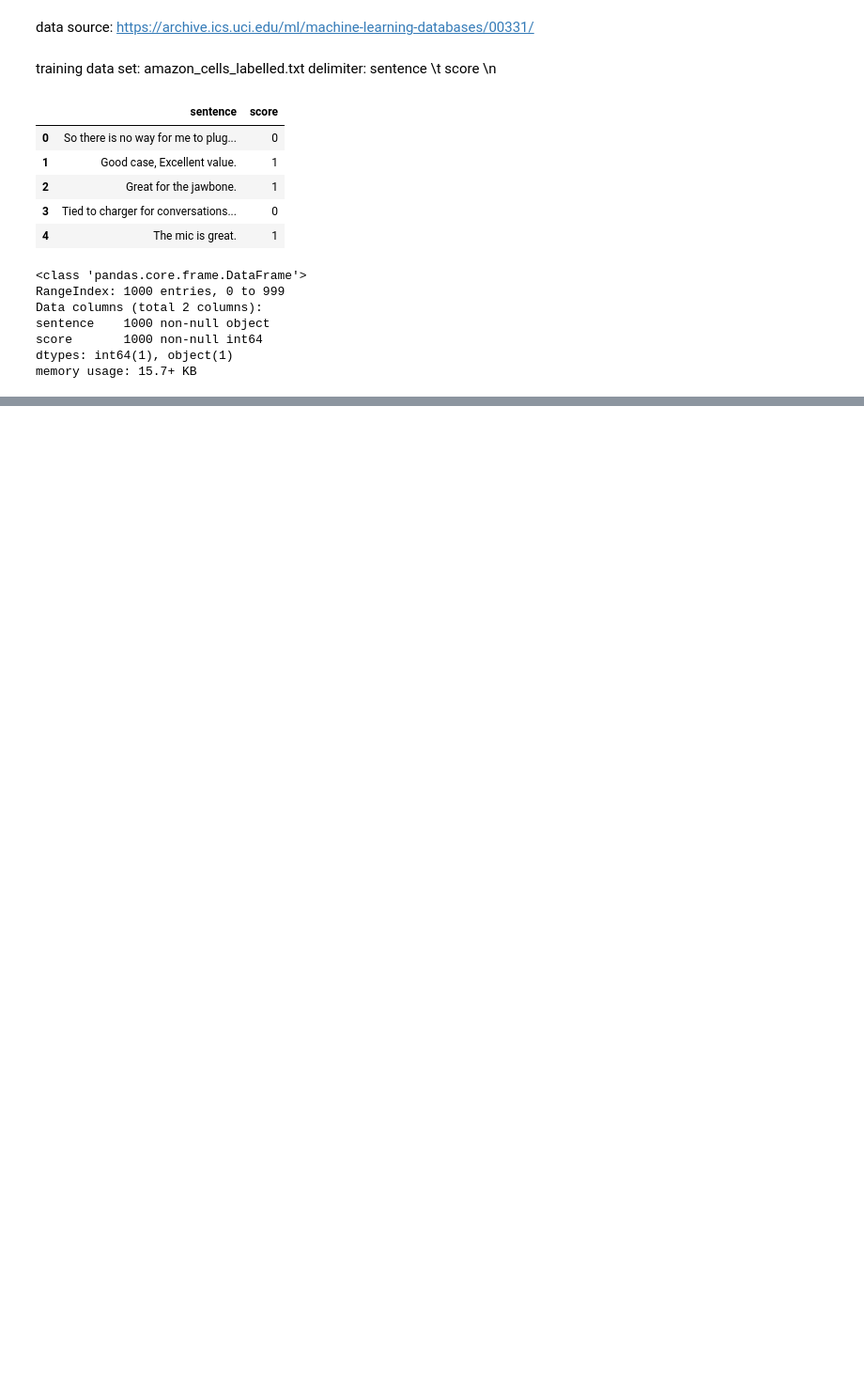
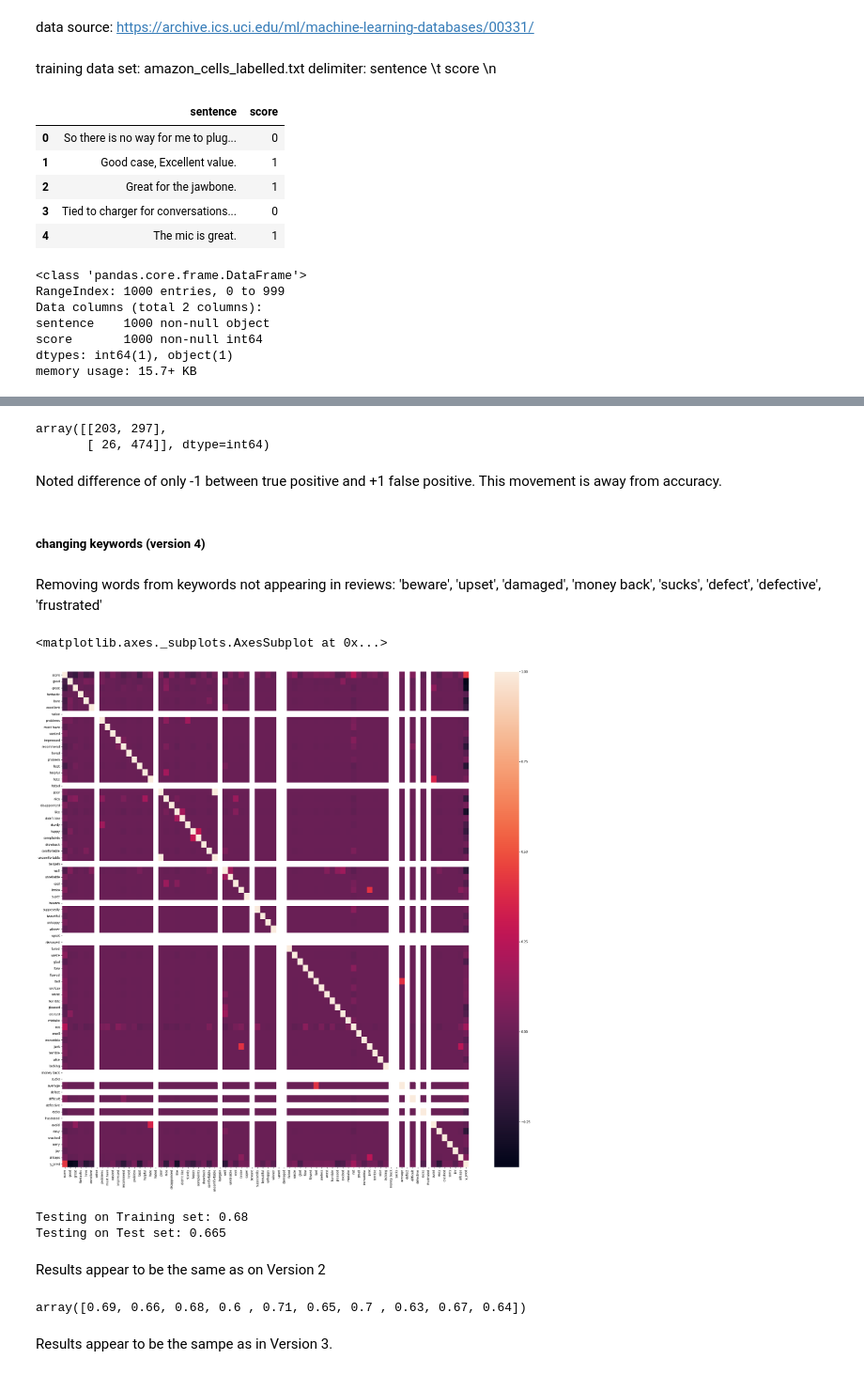
Before and after one commit to kathieking/Thinkful, a Jupyter notebook: check18_10_challenge.ipynb, the cells around one changed output, grey strips where cells are left out. Shown: that part at 94% size. Drawn from its saved outputs; the diff is of its cells as text; code cells hidden in the pictures; blank space fills up the shorter version.

```diff
--- a/check18_10_challenge.ipynb
+++ b/check18_10_challenge.ipynb
@@ -105,3 +131,0 @@ print("Number of mislabeled points out of a total {} points : {}".format(
-# %%
-add column to pd of results
-amazon_raw['predict'] = y_pred
@@ -109,0 +139,3 @@ amazon_raw.head()
+# %%
+amazon_raw['y_pred'] = y_pred #true = predicted number of negative reviews
+amazon_raw['y_pred'].value_counts()
@@ -139,8 +201,0 @@ yelp_raw.columns = ['sentence', 'score']
-# %%
-for key in keywords:
-    # Note that we add spaces around the key so that we're getting the word,
-    # not just pattern matching.
-    yelp_raw[str(key)] = yelp_raw.sentence.str.contains(
-        ' ' + str(key) + ' ',
-        case=False
-    )
@@ -146,0 +204,42 @@ for key in keywords:
+# %%
+y3_pred = (bnb.predict(data))
+cm_3 = confusion_matrix(target, y3_pred)
+cm_3
+# %% [output]
+array([[203, 297],
+       [ 26, 474]], dtype=int64)
+# %% [markdown]
+Noted difference of only -1 between true positive and +1 false positive. This movement is away from accuracy.
+# %% [markdown]
+##### changing keywords (version 4)
+# %% [markdown]
+Removing words from keywords not appearing in reviews: 'beware', 'upset', 'damaged', 'money back', 'sucks', 'defect', 'defective', 'frustrated'
+# %%
+keywords_rev = ['good', 'great', 'fantastic', 'love',
+            'excellent', 'value', 'problems', 'must have',
+            'wasted', 'impressed', 'recommend', 'loved', 'problem',
+            'best', 'helpful', 'hate', 'hated', 'poor', 'nice',
+            'disappointed', 'like', 'didn\'t like', 'sturdy',
+            'happy', 'complaints', 'drawback', 'comfortable',
+            'uncomfortable', 'bargain', 'well', 'unreliable', 'cool',
+            'broke', 'super', 'supposedly', 'beautiful',
+            'unhappy', 'winner', 'failed',
+            'waste', 'glad', 'flaw', 'flawed',
+            'bad', 'useless', 'worst', 'horrible', 'pleased', 'excited',
+            'mistake', 'not', 'smell', 'incredible', 'unreliable',
+            'helpful', 'junk', 'terrible', 'wise', 'lacking',
+            'average', 'difficult', 'rocks', 'avoid', 'easy',
+            'nice', 'crashed', 'sorry', 'joy']
+
+for key in keywords_rev:
+
+    amazon_raw[str(key)] = amazon_raw.sentence.str.contains(
+        ' ' + str(key) + ' ',
+        case=False
+    )
+# %%
+plt.figure(figsize=(30,30))
+sns.heatmap(amazon_raw.corr())
+# %% [output]
+<matplotlib.axes._subplots.AxesSubplot at 0x...>
+[figure, added]
@@ -146,0 +248,16 @@ for key in keywords:
+# %%
+X_train, X_test, y_train, y_test = train_test_split(data_rev, target, test_size=0.2, random_state=20)
+
+print('Testing on Training set: ' + str(bnb.fit(X_train, y_train).score(X_train, y_train)))
+print('Testing on Test set: ' + str(bnb.fit(X_train, y_train).score(X_test, y_test)))#this is the correct version
+# %% [output]
+Testing on Training set: 0.68
+Testing on Test set: 0.665
+# %% [markdown]
+Results appear to be the same as on Version 2
+# %%
+cross_val_score(bnb, data_rev, target, cv=10)
+# %% [output]
+array([0.69, 0.66, 0.68, 0.6 , 0.71, 0.65, 0.7 , 0.63, 0.67, 0.64])
+# %% [markdown]
+Results appear to be the sampe as in Version 3.
```
Also changed, not shown: parts of 42 cells of this notebook.
